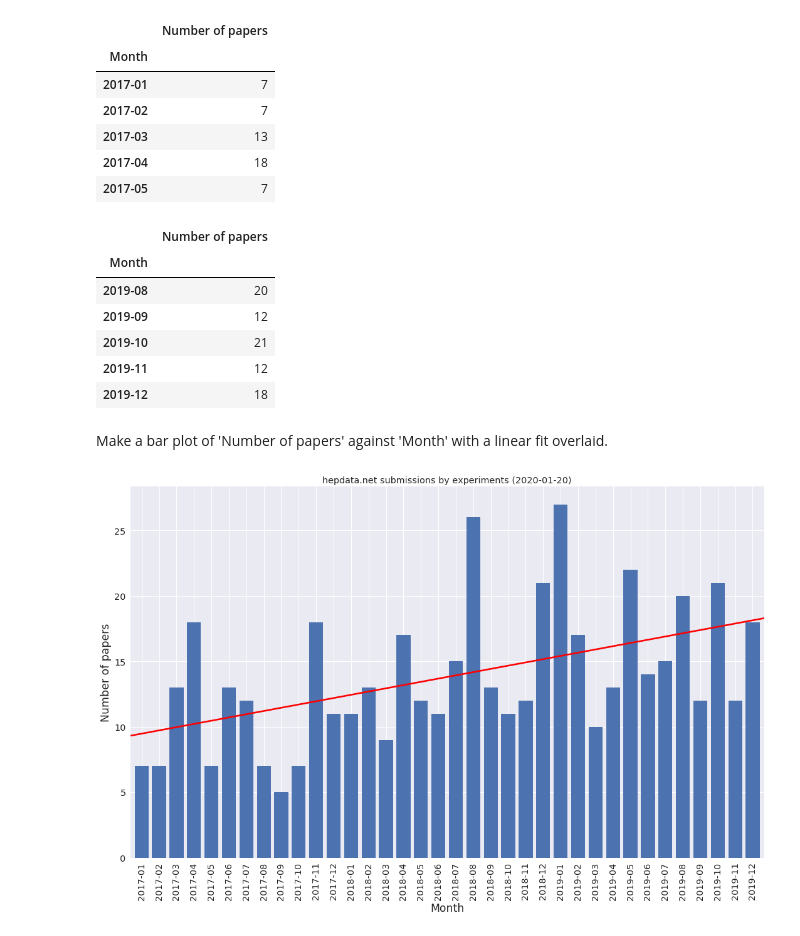
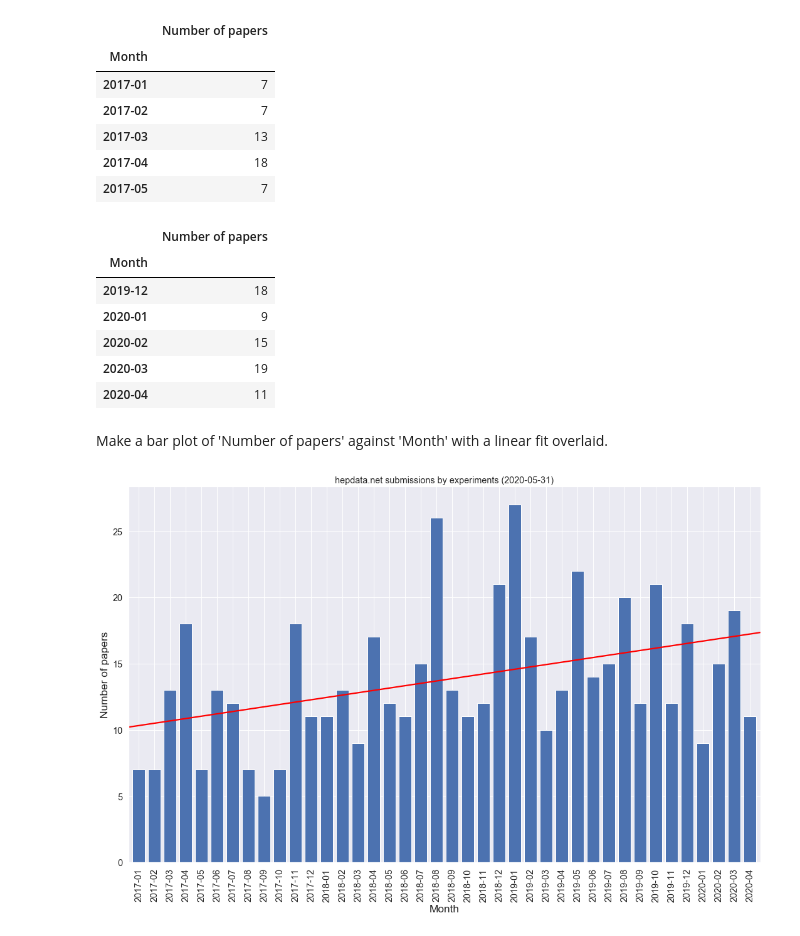
Before and after one commit to HEPData/miscellaneous, a Jupyter notebook: notebooks/plot_submissions_with_date.ipynb, the cells around one changed output. Saved outputs shown, nothing was run; the diff lists cells and outputs as text; code cells hidden in the pictures.

Commit message:
Use old.inspirehep.net for Inspire API and update plots

```diff
--- a/notebooks/plot_submissions_with_date.ipynb
+++ b/notebooks/plot_submissions_with_date.ipynb
@@ -8,7 +8,7 @@ import seaborn as sns
 sns.set()
 %matplotlib inline
 # %%
-date = '2020-01-20'
+date = '2020-05-31'
 # %%
 df = pd.read_csv('submissions_with_date_{}.csv'.format(date), index_col='last_updated',
                  usecols=['collaboration', 'last_updated'], parse_dates=True)
@@ -96,27 +96,26 @@ df_count.tail()
 # %% [output]
 |  | Number of papers |
 | Month |  |
-| 2019-08 | 20 |
-| 2019-09 | 12 |
-| 2019-10 | 21 |
-| 2019-11 | 12 |
 | 2019-12 | 18 |
+| 2020-01 | 9 |
+| 2020-02 | 15 |
+| 2020-03 | 19 |
+| 2020-04 | 11 |
 # %% [markdown]
 Make a bar plot of 'Number of papers' against 'Month' with a linear fit overlaid.
 # %%
 # Bar plot of 'Number of papers' against 'Month'.
-df_count.plot(x=df_count.index, y='Number of papers', kind='bar', width=0.8,
-              figsize=(15,10), legend=False, fontsize='x-large')
+df_count.plot(kind='bar', width=0.8, figsize=(15,10), legend=False, fontsize='x-large')
 
 # Add a red line with a linear regression fit.
 sns.regplot(x=np.arange(df_count.shape[0]), y='Number of papers', data=df_count,
             scatter=False, ci=None, color='red')
 
 plt.title('hepdata.net submissions by experiments ({})'.format(date), fontsize='x-large')
 plt.xlabel('Month', fontsize='xx-large')
 plt.ylabel('Number of papers', fontsize='xx-large')
 plt.tight_layout()
 plt.savefig('submissions_with_date_{}.png'.format(date))
 plt.show()
 # %% [output]
-[figure, old version]
+[figure, new version]
```
Also changed, not shown: parts of 2 cells of this notebook, 2 other files.
